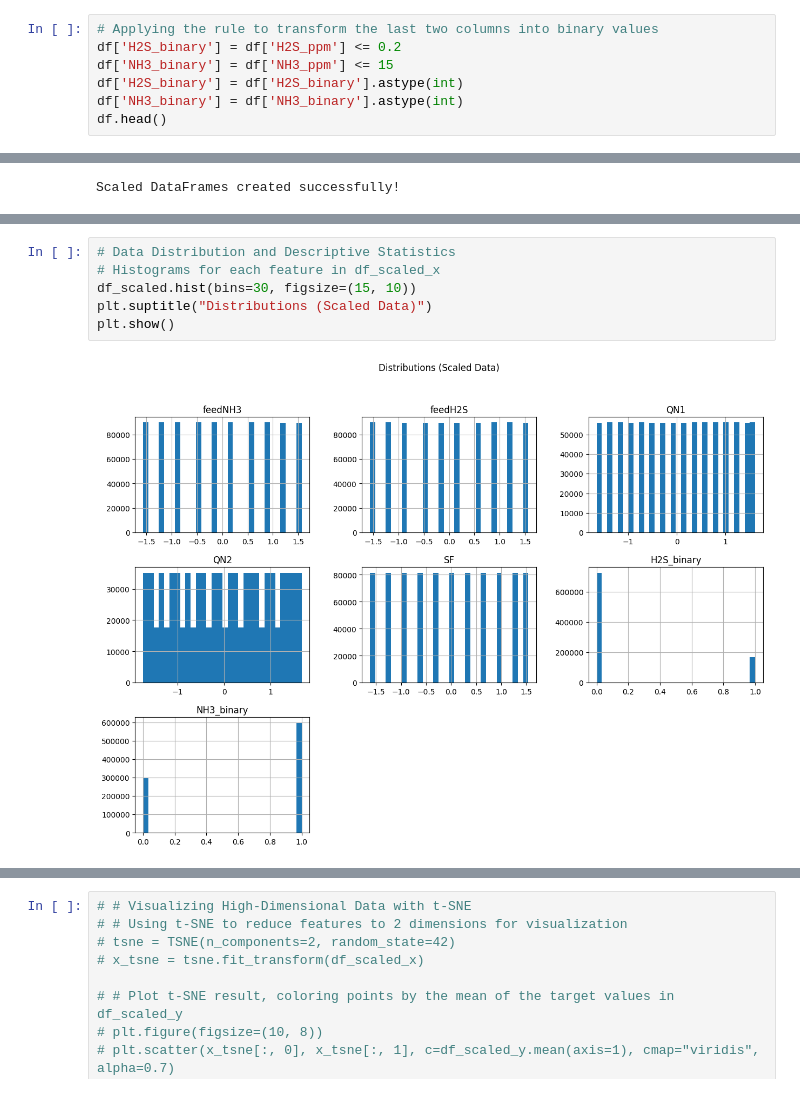
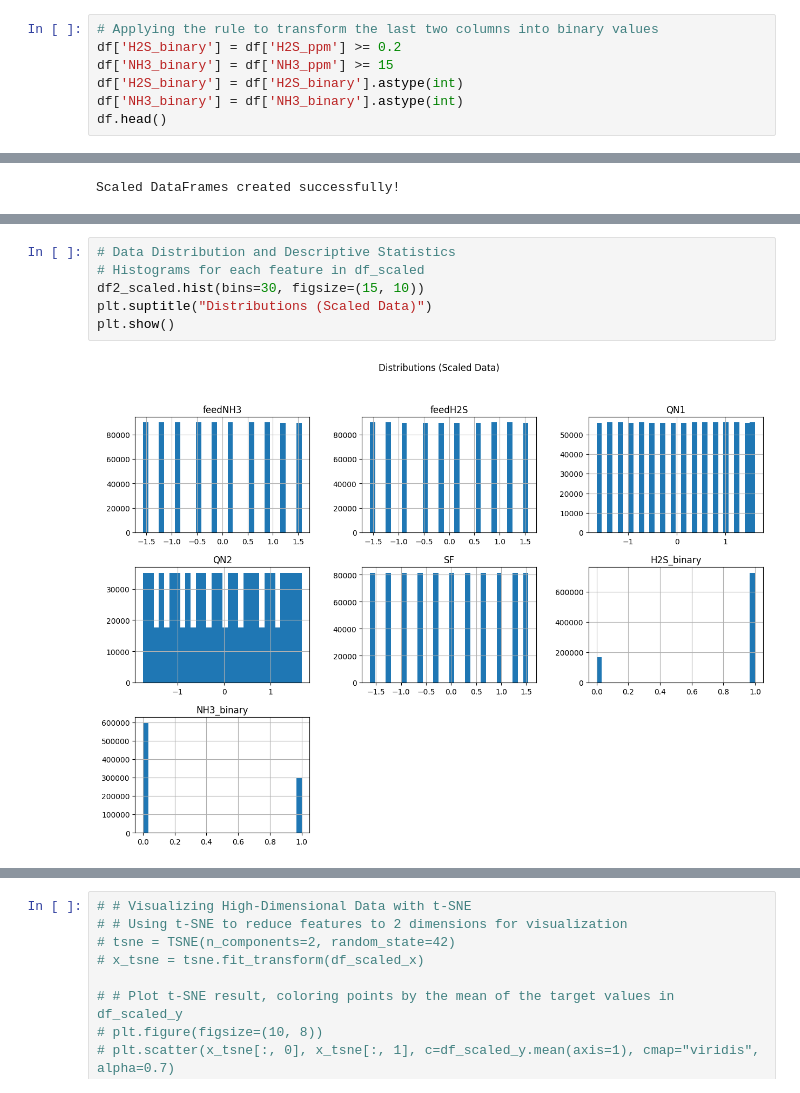
Before and after one commit to davibelo/EQE778_Trabalho_Individual, a Jupyter notebook: 07-pre_processing-02.ipynb, the cells around one changed output, grey strips where cells are left out. Cells and saved outputs as stored; diff of their text form.

```diff
--- a/07-pre_processing-02.ipynb
+++ b/07-pre_processing-02.ipynb
@@ -140,8 +140,8 @@ df.head()
 | 4 | 0.001 | 0.001 | 450000.0 | 700000.0 | 0.454545 | 0.831464 | 19.566638 |
 # %%
 # Applying the rule to transform the last two columns into binary values
-df['H2S_binary'] = df['H2S_ppm'] <= 0.2
-df['NH3_binary'] = df['NH3_ppm'] <= 15
+df['H2S_binary'] = df['H2S_ppm'] >= 0.2
+df['NH3_binary'] = df['NH3_ppm'] >= 15
 df['H2S_binary'] = df['H2S_binary'].astype(int)
 df['NH3_binary'] = df['NH3_binary'].astype(int)
 df.head()
@@ -191,10 +194,10 @@ print("Data and scalers exported successfully to the input files folder!")
 Data and scalers exported successfully to the input files folder!
 # %%
 # Data Distribution and Descriptive Statistics
-# Histograms for each feature in df_scaled_x
-df_scaled.hist(bins=30, figsize=(15, 10))
+# Histograms for each feature in df_scaled
+df2_scaled.hist(bins=30, figsize=(15, 10))
 plt.suptitle("Distributions (Scaled Data)")
 plt.show()
 # %% [output]
-[figure, old version]
+[figure, new version]
 # %%
```
Also changed, not shown: parts of 8 cells of this notebook, 1 other file.
